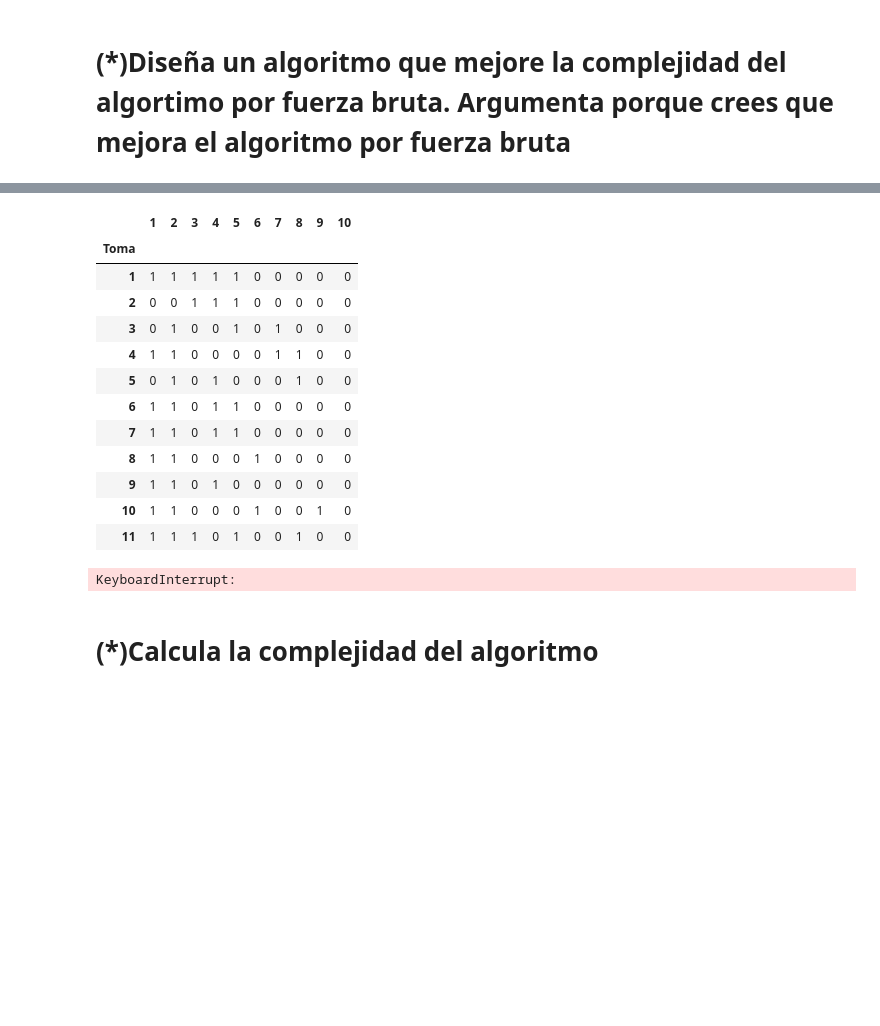
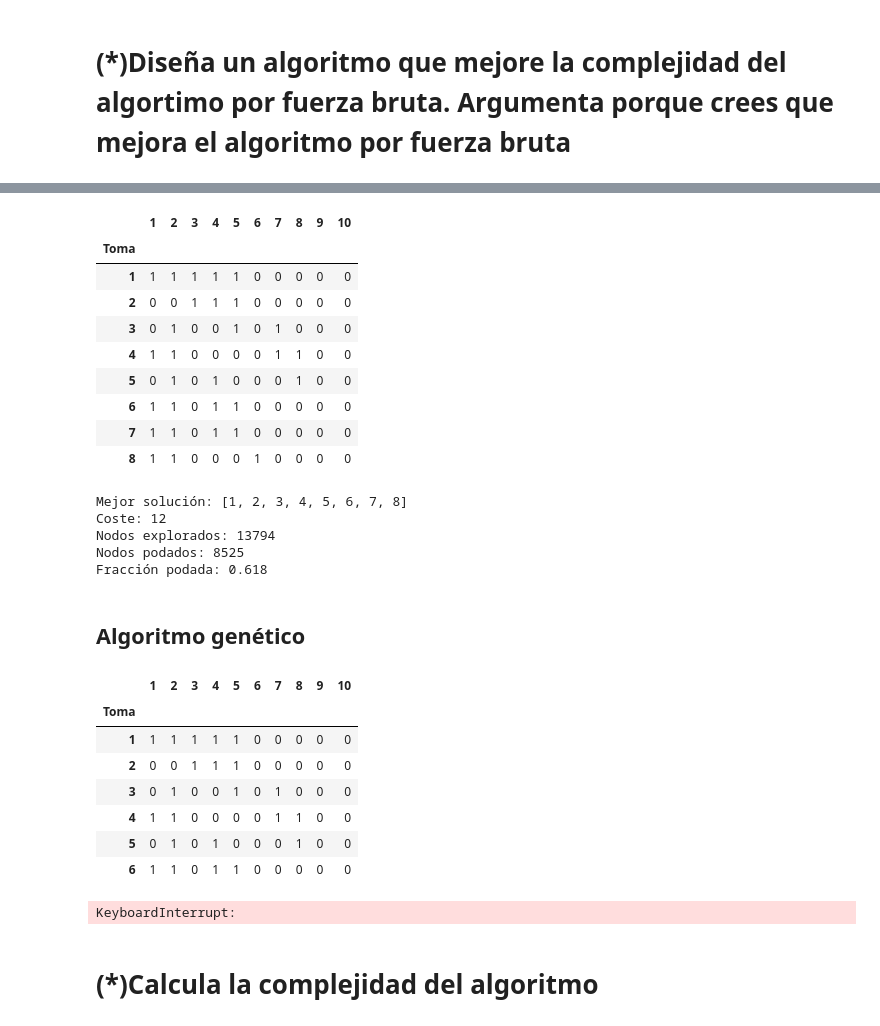
Before and after one commit to osoria80/03MIAR-Algoritmos-de-optimizacion, a Jupyter notebook: Proyecto/Proyecto.ipynb, the cells around one changed output, grey strips where cells are left out. Cells and saved outputs as stored; diff of their text form; code cells hidden in the pictures; blank space fills up the shorter version.

Commit message:
Añadir algoritmo genetico

```diff
--- a/Proyecto/Proyecto.ipynb
+++ b/Proyecto/Proyecto.ipynb
@@ -277,7 +286,7 @@ def branch_and_bound(solucion, inicio=0):
     solucion[inicio], solucion[i] = solucion[i], solucion[inicio]
 # %%
 #Utilizamos un dataset más pequeño para hacer comprobaciones
-df=df_ini.iloc[:11,:10]
+df=df_ini.iloc[:8,:10]
 display(df)
 
 #Inicializamos la solución optima
@@ -307,7 +316,10 @@ print(f"Fracción podada: {p}")
 | 6 | 1 | 1 | 0 | 1 | 1 | 0 | 0 | 0 | 0 | 0 |
 | 7 | 1 | 1 | 0 | 1 | 1 | 0 | 0 | 0 | 0 | 0 |
 | 8 | 1 | 1 | 0 | 0 | 0 | 1 | 0 | 0 | 0 | 0 |
-| 9 | 1 | 1 | 0 | 1 | 0 | 0 | 0 | 0 | 0 | 0 |
-| 10 | 1 | 1 | 0 | 0 | 0 | 1 | 0 | 0 | 1 | 0 |
-| 11 | 1 | 1 | 1 | 0 | 1 | 0 | 0 | 1 | 0 | 0 |
-KeyboardInterrupt:
+Mejor solución: [1, 2, 3, 4, 5, 6, 7, 8]
+Coste: 12
+Nodos explorados: 13794
+Nodos podados: 8525
+Fracción podada: 0.618
+# %% [markdown]
+## Algoritmo genético
@@ -314,3 +417,20 @@ KeyboardInterrupt:
+# %%
+#Utilizamos un dataset más pequeño para hacer comprobaciones
+df=df_ini.iloc[:6,:10]
+display(df)
+
+#Ejecutamos el algoritmo
+algoritmo_genetico()
+# %% [output]
+|  | 1 | 2 | 3 | 4 | 5 | 6 | 7 | 8 | 9 | 10 |
+| Toma |  |  |  |  |  |  |  |  |  |  |
+| 1 | 1 | 1 | 1 | 1 | 1 | 0 | 0 | 0 | 0 | 0 |
+| 2 | 0 | 0 | 1 | 1 | 1 | 0 | 0 | 0 | 0 | 0 |
+| 3 | 0 | 1 | 0 | 0 | 1 | 0 | 1 | 0 | 0 | 0 |
+| 4 | 1 | 1 | 0 | 0 | 0 | 0 | 1 | 1 | 0 | 0 |
+| 5 | 0 | 1 | 0 | 1 | 0 | 0 | 0 | 1 | 0 | 0 |
+| 6 | 1 | 1 | 0 | 1 | 1 | 0 | 0 | 0 | 0 | 0 |
+KeyboardInterrupt:
 # %% [markdown]
 # (*)Calcula la complejidad del algoritmo
 # %% [markdown]
```
Also changed, not shown: parts of 9 cells of this notebook.
